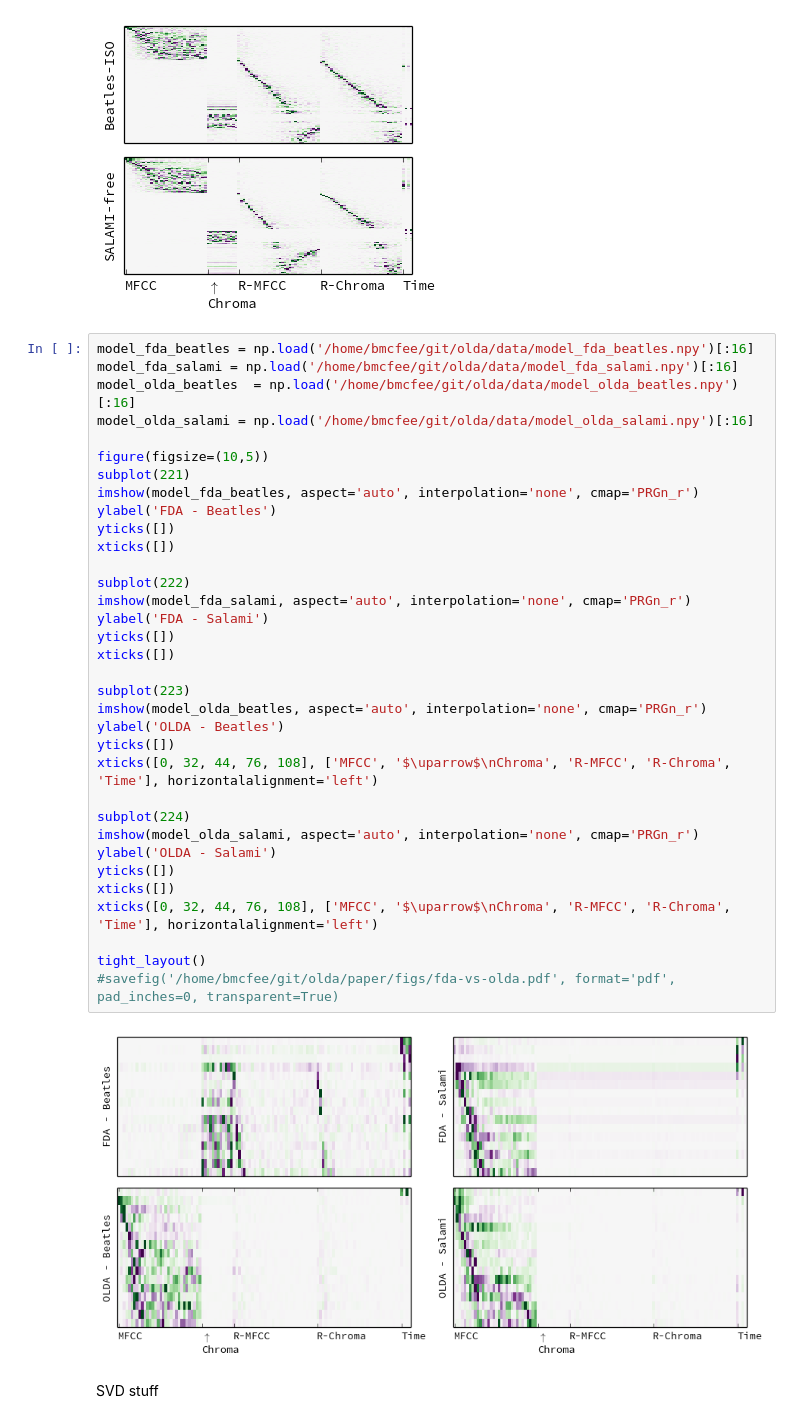
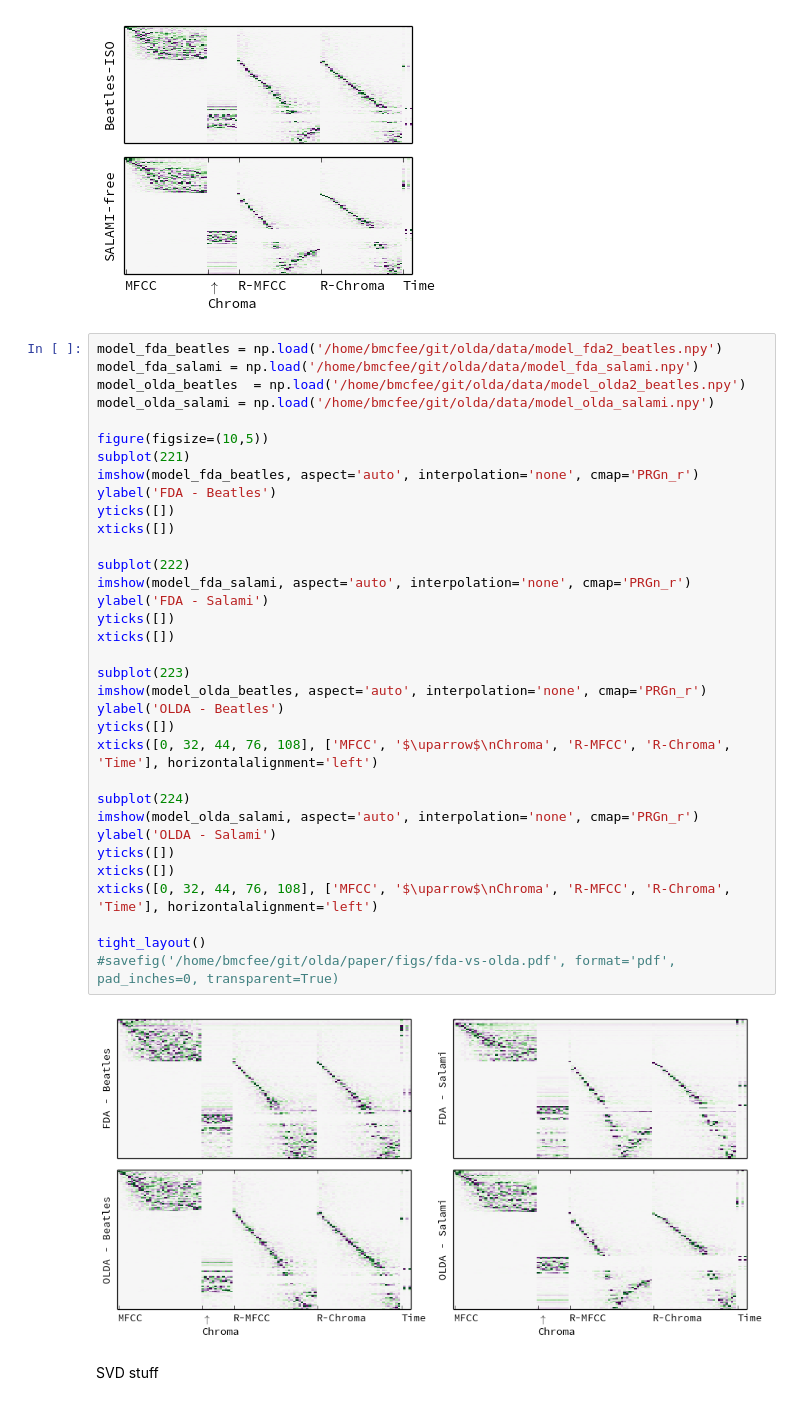
Before and after one commit to bmcfee/olda, a Jupyter notebook: code/ICASSP 2013 - Segmentation.ipynb, the cells around one changed output. Cells and saved outputs as stored; diff of their text form.

```diff
--- a/code/ICASSP 2013 - Segmentation.ipynb
+++ b/code/ICASSP 2013 - Segmentation.ipynb
@@ -415,41 +399,41 @@ savefig('/home/bmcfee/git/olda/paper/figs/w.pdf', format='pdf', pad_inches=0, tr
 # %% [output]
 [figure]
 # %%
-model_fda_beatles = np.load('/home/bmcfee/git/olda/data/model_fda_beatles.npy')[:16]
-model_fda_salami = np.load('/home/bmcfee/git/olda/data/model_fda_salami.npy')[:16]
-model_olda_beatles  = np.load('/home/bmcfee/git/olda/data/model_olda_beatles.npy')[:16]
-model_olda_salami = np.load('/home/bmcfee/git/olda/data/model_olda_salami.npy')[:16]
+model_fda_beatles = np.load('/home/bmcfee/git/olda/data/model_fda2_beatles.npy')
+model_fda_salami = np.load('/home/bmcfee/git/olda/data/model_fda_salami.npy')
+model_olda_beatles  = np.load('/home/bmcfee/git/olda/data/model_olda2_beatles.npy')
+model_olda_salami = np.load('/home/bmcfee/git/olda/data/model_olda_salami.npy')
 
 figure(figsize=(10,5))
 subplot(221)
 imshow(model_fda_beatles, aspect='auto', interpolation='none', cmap='PRGn_r')
 ylabel('FDA - Beatles')
 yticks([])
 xticks([])
 
 subplot(222)
 imshow(model_fda_salami, aspect='auto', interpolation='none', cmap='PRGn_r')
 ylabel('FDA - Salami')
 yticks([])
 xticks([])
 
 subplot(223)
 imshow(model_olda_beatles, aspect='auto', interpolation='none', cmap='PRGn_r')
 ylabel('OLDA - Beatles')
 yticks([])
 xticks([0, 32, 44, 76, 108], ['MFCC', '$\uparrow$\nChroma', 'R-MFCC', 'R-Chroma', 'Time'], horizontalalignment='left')
 
 subplot(224)
 imshow(model_olda_salami, aspect='auto', interpolation='none', cmap='PRGn_r')
 ylabel('OLDA - Salami')
 yticks([])
 xticks([])
 xticks([0, 32, 44, 76, 108], ['MFCC', '$\uparrow$\nChroma', 'R-MFCC', 'R-Chroma', 'Time'], horizontalalignment='left')
 
 tight_layout()
 #savefig('/home/bmcfee/git/olda/paper/figs/fda-vs-olda.pdf', format='pdf', pad_inches=0, transparent=True)
 # %% [output]
-[figure, old version]
+[figure, new version]
 # %% [markdown]
 SVD stuff
 # %%
```
Also changed, not shown: parts of 12 cells of this notebook, 3 other files.
